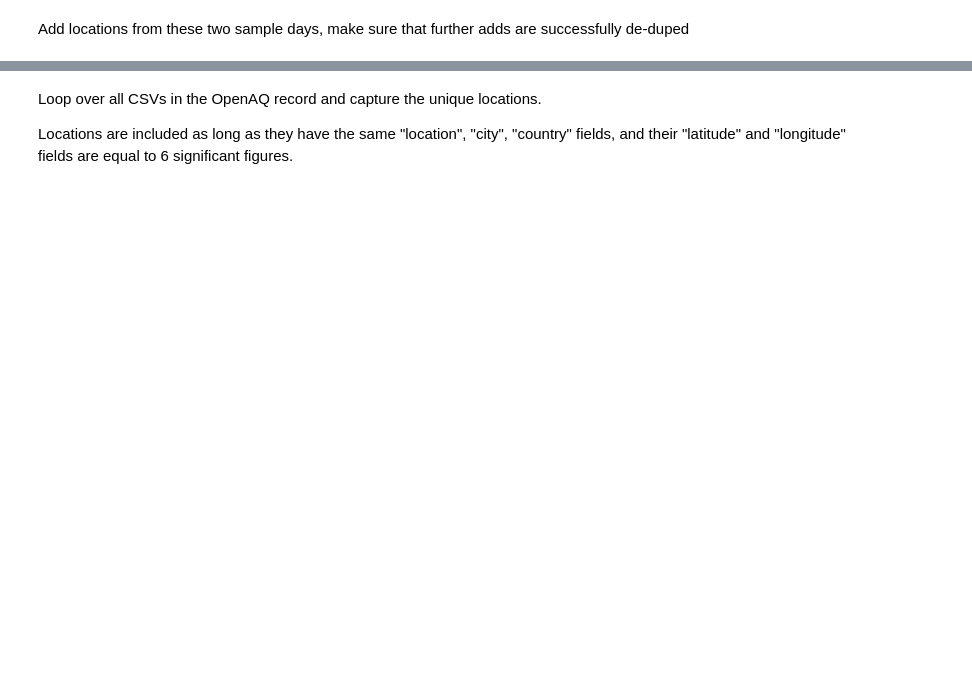
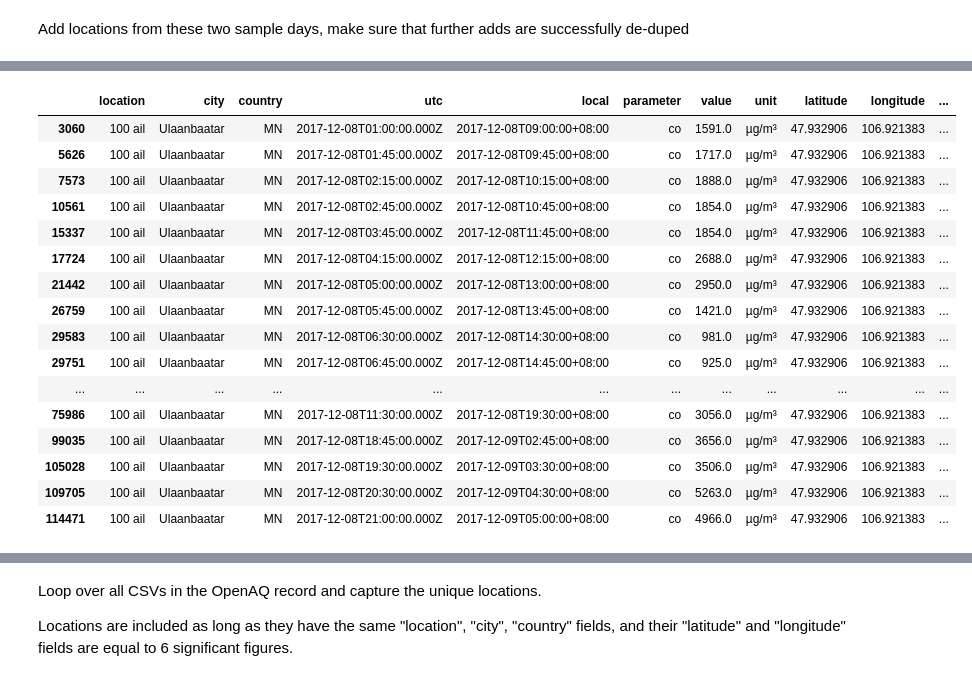
Before and after one commit to nsuberi/ResourceWatchCode, a Jupyter notebook: Near Real Time data procedures/Vector Handling/OpenAQ.ipynb, the cells around one changed output, grey strips where cells are left out. Saved outputs shown, nothing was run; the diff lists cells and outputs as text; code cells hidden in the pictures; blank space fills up the shorter version.

```diff
--- a/Near Real Time data procedures/Vector Handling/OpenAQ.ipynb
+++ b/Near Real Time data procedures/Vector Handling/OpenAQ.ipynb
@@ -407,0 +628,20 @@ Index: []
+# %%
+dec8.sort_values(by=["location", "city", "country", "parameter"]).head(20)
+# %% [output]
+|  | location | city | country | utc | local | parameter | value | unit | latitude | longitude | ... |
+| 3060 | 100 ail | Ulaanbaatar | MN | 2017-12-08T01:00:00.000Z | 2017-12-08T09:00:00+08:00 | co | 1591.0 | µg/m³ | 47.932906 | 106.921383 | ... |
+| 5626 | 100 ail | Ulaanbaatar | MN | 2017-12-08T01:45:00.000Z | 2017-12-08T09:45:00+08:00 | co | 1717.0 | µg/m³ | 47.932906 | 106.921383 | ... |
+| 7573 | 100 ail | Ulaanbaatar | MN | 2017-12-08T02:15:00.000Z | 2017-12-08T10:15:00+08:00 | co | 1888.0 | µg/m³ | 47.932906 | 106.921383 | ... |
+| 10561 | 100 ail | Ulaanbaatar | MN | 2017-12-08T02:45:00.000Z | 2017-12-08T10:45:00+08:00 | co | 1854.0 | µg/m³ | 47.932906 | 106.921383 | ... |
+| 15337 | 100 ail | Ulaanbaatar | MN | 2017-12-08T03:45:00.000Z | 2017-12-08T11:45:00+08:00 | co | 1854.0 | µg/m³ | 47.932906 | 106.921383 | ... |
+| 17724 | 100 ail | Ulaanbaatar | MN | 2017-12-08T04:15:00.000Z | 2017-12-08T12:15:00+08:00 | co | 2688.0 | µg/m³ | 47.932906 | 106.921383 | ... |
+| 21442 | 100 ail | Ulaanbaatar | MN | 2017-12-08T05:00:00.000Z | 2017-12-08T13:00:00+08:00 | co | 2950.0 | µg/m³ | 47.932906 | 106.921383 | ... |
+| 26759 | 100 ail | Ulaanbaatar | MN | 2017-12-08T05:45:00.000Z | 2017-12-08T13:45:00+08:00 | co | 1421.0 | µg/m³ | 47.932906 | 106.921383 | ... |
+| 29583 | 100 ail | Ulaanbaatar | MN | 2017-12-08T06:30:00.000Z | 2017-12-08T14:30:00+08:00 | co | 981.0 | µg/m³ | 47.932906 | 106.921383 | ... |
+| 29751 | 100 ail | Ulaanbaatar | MN | 2017-12-08T06:45:00.000Z | 2017-12-08T14:45:00+08:00 | co | 925.0 | µg/m³ | 47.932906 | 106.921383 | ... |
+| ... | ... | ... | ... | ... | ... | ... | ... | ... | ... | ... | ... |
+| 75986 | 100 ail | Ulaanbaatar | MN | 2017-12-08T11:30:00.000Z | 2017-12-08T19:30:00+08:00 | co | 3056.0 | µg/m³ | 47.932906 | 106.921383 | ... |
+| 99035 | 100 ail | Ulaanbaatar | MN | 2017-12-08T18:45:00.000Z | 2017-12-09T02:45:00+08:00 | co | 3656.0 | µg/m³ | 47.932906 | 106.921383 | ... |
+| 105028 | 100 ail | Ulaanbaatar | MN | 2017-12-08T19:30:00.000Z | 2017-12-09T03:30:00+08:00 | co | 3506.0 | µg/m³ | 47.932906 | 106.921383 | ... |
+| 109705 | 100 ail | Ulaanbaatar | MN | 2017-12-08T20:30:00.000Z | 2017-12-09T04:30:00+08:00 | co | 5263.0 | µg/m³ | 47.932906 | 106.921383 | ... |
+| 114471 | 100 ail | Ulaanbaatar | MN | 2017-12-08T21:00:00.000Z | 2017-12-09T05:00:00+08:00 | co | 4966.0 | µg/m³ | 47.932906 | 106.921383 | ... |
```
Also changed, not shown: parts of 38 cells of this notebook, 1 other file.
